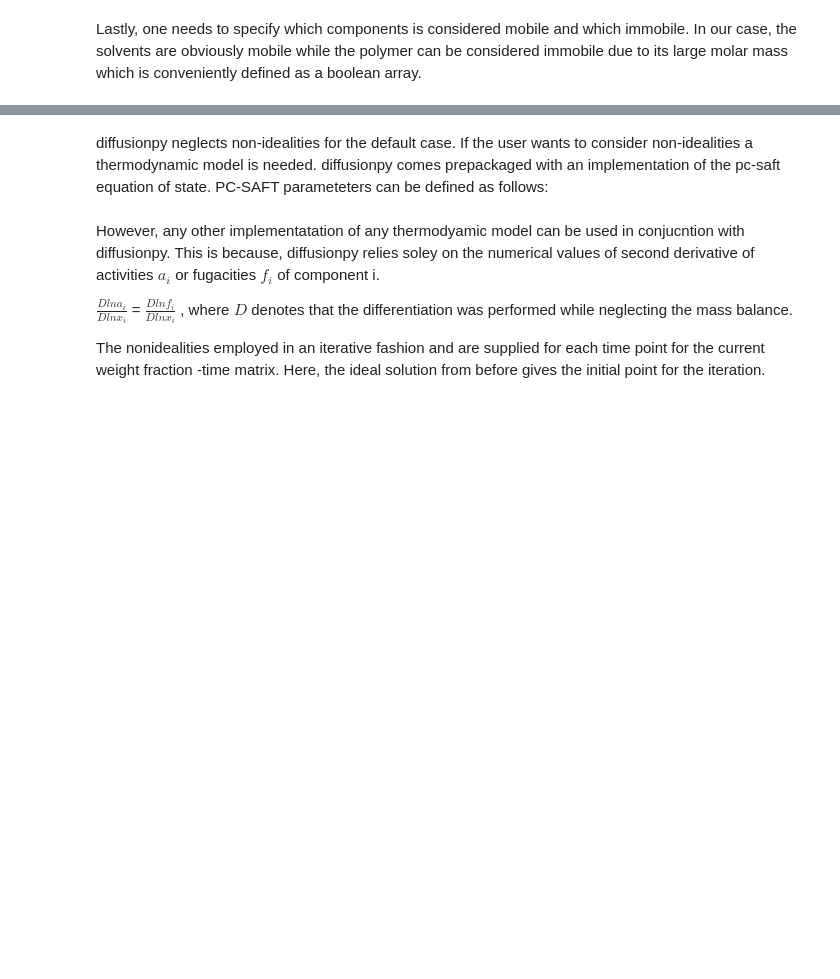
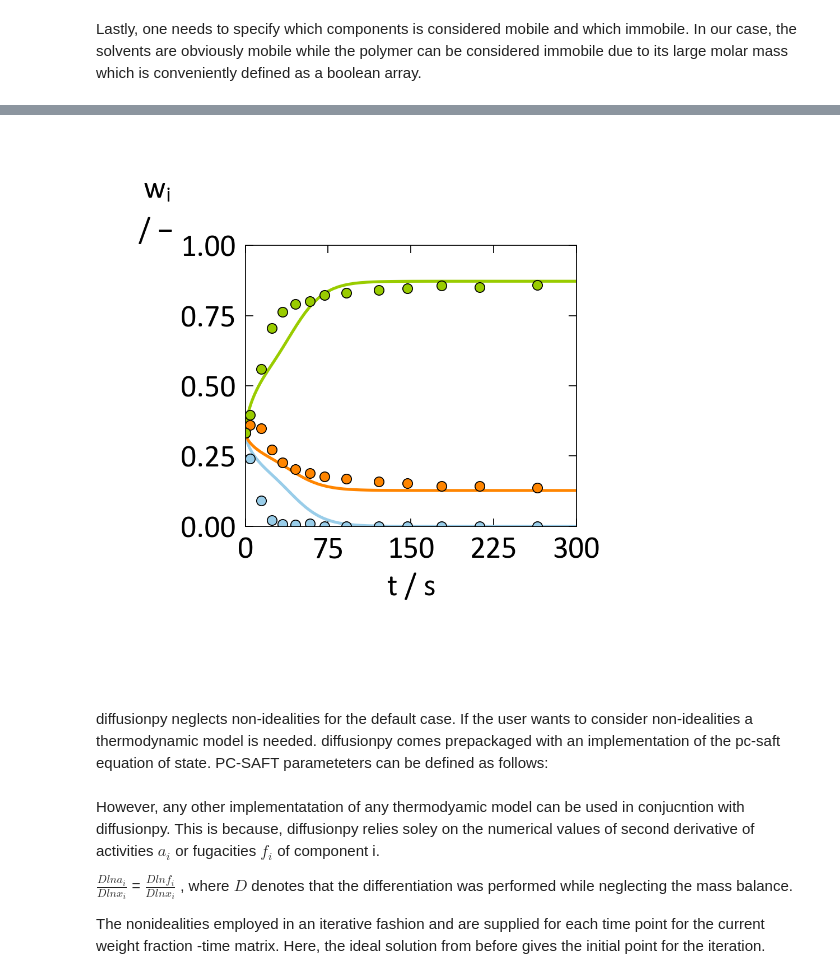
Before and after one commit to Borrdom/diffusionpy, a Jupyter notebook: examples_notebooks/01_codrying_pvac.ipynb, the cells around one changed output, grey strips where cells are left out. Cells and saved outputs as stored; diff of their text form; code cells hidden in the pictures; blank space fills up the shorter version.

```diff
--- a/examples_notebooks/01_codrying_pvac.ipynb
+++ b/examples_notebooks/01_codrying_pvac.ipynb
@@ -58,9 +56,7 @@ $Ð_{vec} = \left[\begin{array}{rrr} Ð_{12} & Ð_{13} & Ð_{23} \end{array}\rig
 which is stored as a vector of length $\frac{n_c(1-n_c)}{2}$ with $n_c$ being the number of components
 # %%
 Dvec=np.asarray([1E-5,9E-10,1E-9])
-Dvec=np.asarray([1E-5,2E-10,8E-10])
-# Dvec=np.asarray([1E-14,2E-13,8E-13])
-# Dvec=np.asarray([1E-5,2E-12,8E-12])
+Dvec=np.asarray([1E-5,2E-12,8E-12])
 # %% [markdown]
 Diffusionpy internally caclulates the matrix $\hat{Ð}$ using the D_Matrix functionality
 # %%
@@ -84,0 +75,24 @@ wt=Diffusion_MS(t,L,Dvec,wi0,wi8,Mi,mobile,nz=20)
+# %%
+nt=80
+t=np.linspace(0,texp[-1]**0.5,nt)**2
+import time
+
+wt=Diffusion_MS(t,L,Dvec,wi0,wi8,Mi,mobile,nz=20)
+
+color1 = "#99CDE9"
+color2 = "#F08208"
+color3 = "#99CC00"
+
+fig,ax=origin_like.subplots()
+
+origin_like.plot(ax,t,wt[:,0],"c-")
+origin_like.plot(ax,t,wt[:,1],"r-")
+origin_like.plot(ax,t,wt[:,2],"g-")
+origin_like.plot(ax,texp,wmet,"co")
+origin_like.plot(ax,texp,wtol,"ro")
+origin_like.plot(ax,texp,wpvac,"go")
+origin_like.set_xlabel(ax,"t","s")
+origin_like.set_ylabel(ax,"w_i","-")
+origin_like.set_ticks(ax,0,300,0,1)
+plt.show()
+# %% [output]
@@ -85,3 +103,4 @@ wt=Diffusion_MS(t,L,Dvec,wi0,wi8,Mi,mobile,nz=20)
+[figure, added]
 # %% [markdown]
 diffusionpy neglects non-idealities for the default case. If the user wants to consider non-idealities a thermodynamic model is needed.
 diffusionpy comes prepackaged with an implementation of the pc-saft equation of state.
```
Also changed, not shown: parts of 10 cells of this notebook, 9 other files.
